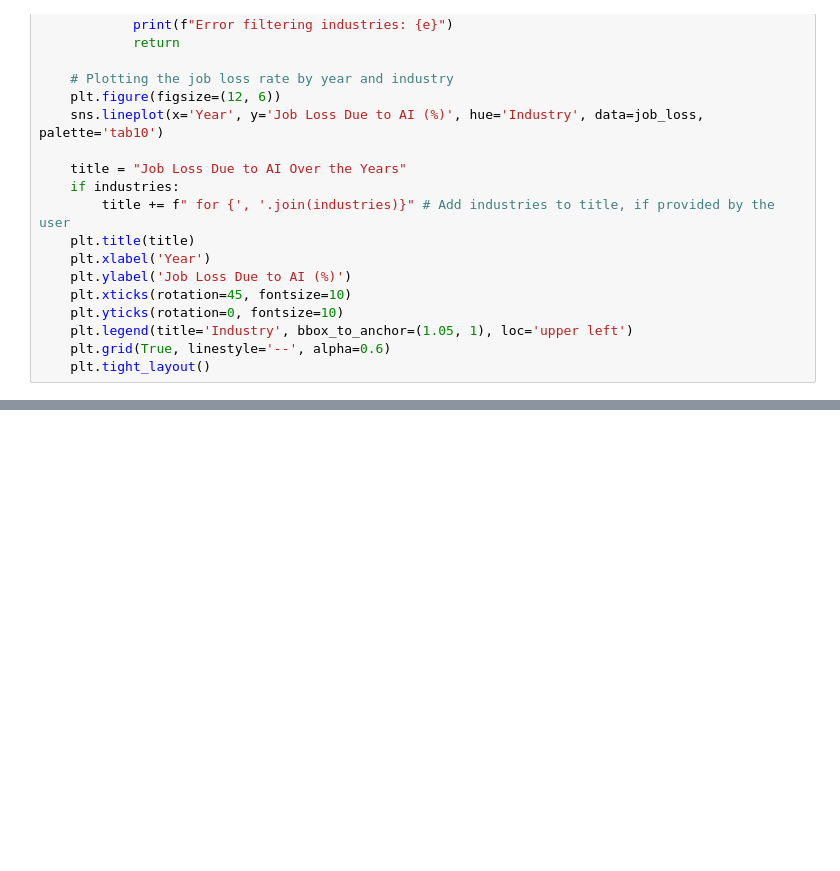
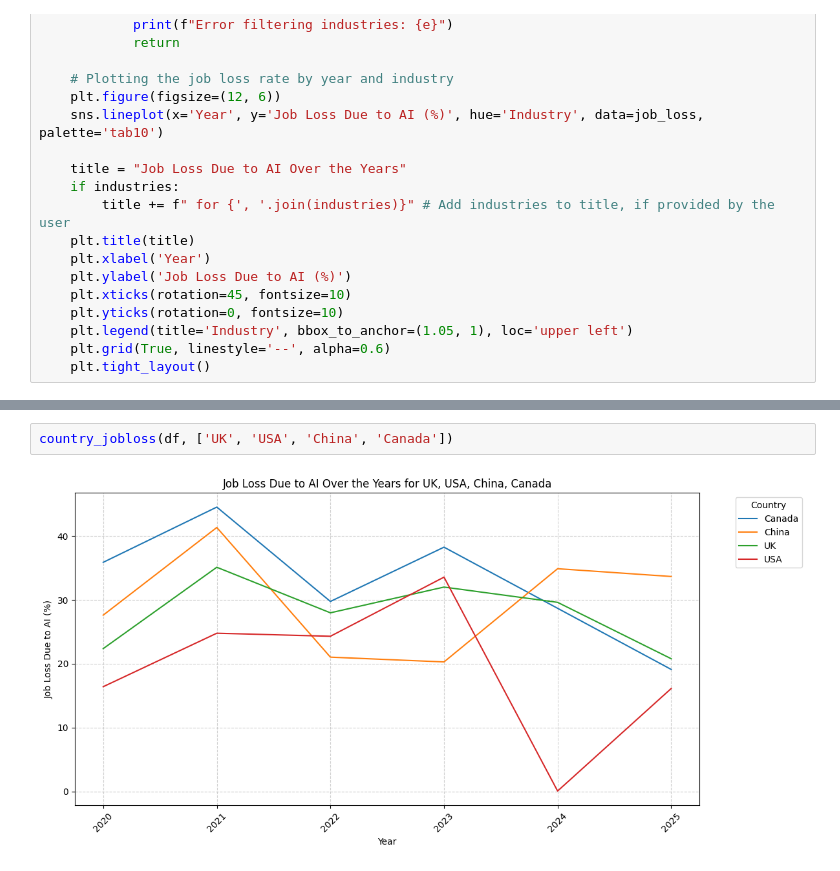
Before and after one commit to cesardushime/AI-Adoption-Job-Displacement-Analysis-2020-2025, a Jupyter notebook: ai_adoption_EDA.ipynb, the cells around one changed output, grey strips where cells are left out. Cells and saved outputs as stored; diff of their text form; blank space fills up the shorter version.

```diff
--- a/ai_adoption_EDA.ipynb
+++ b/ai_adoption_EDA.ipynb
@@ -376,0 +441,4 @@ industry_jobloss(df, ['Gaming', 'Healthcare', 'Finance'])
+# %%
+country_jobloss(df, ['UK', 'USA', 'China', 'Canada'])
+# %% [output]
+[figure, added]
```
Also changed, not shown: parts of 6 cells of this notebook.
